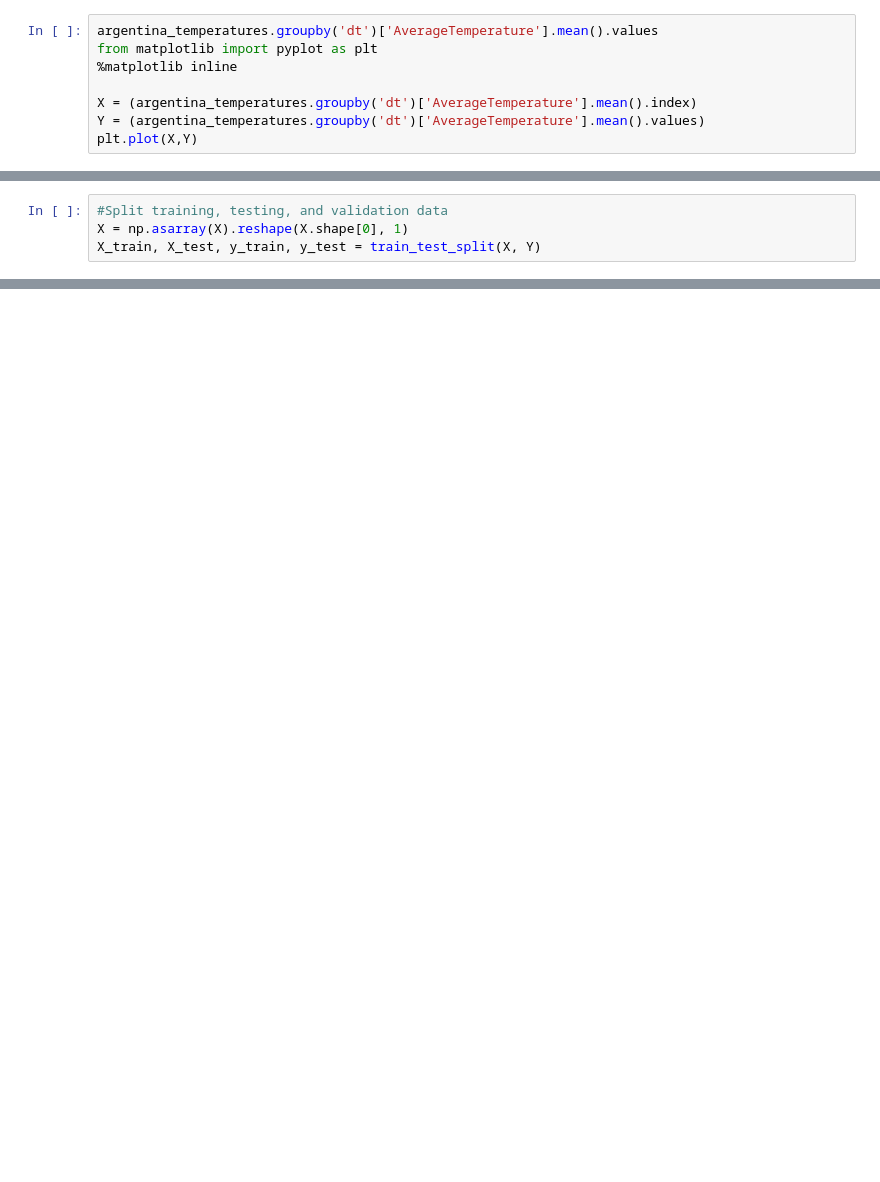
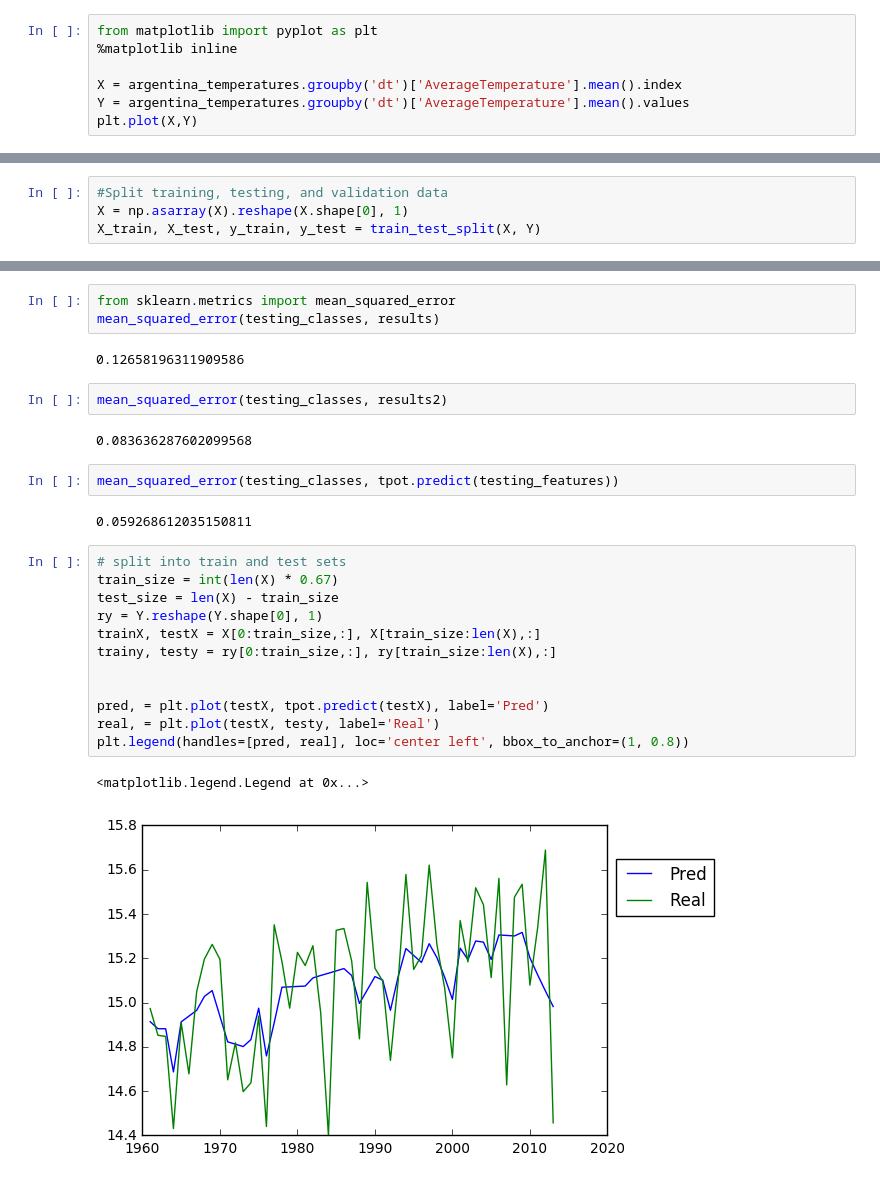
Before and after one commit to FD253/siraj, a Jupyter notebook: Ex6.ipynb, the cells around one changed output, grey strips where cells are left out. Cells and saved outputs as stored; diff of their text form; blank space fills up the shorter version.

Commit message:
More runs and prediction visualization of the best pipeline (lower MSE)

```diff
--- a/Ex6.ipynb
+++ b/Ex6.ipynb
@@ -30,12 +30,11 @@ Try using .loc[row_indexer,col_indexer] = value instead
 See the caveats in the documentation: http://pandas.pydata.org/pandas-docs/stable/indexing.html#indexing-view-versus-copy
   self.obj[item] = s
 # %%
-argentina_temperatures.groupby('dt')['AverageTemperature'].mean().values
 from matplotlib import pyplot as plt
 %matplotlib inline
 
-X = (argentina_temperatures.groupby('dt')['AverageTemperature'].mean().index)
-Y = (argentina_temperatures.groupby('dt')['AverageTemperature'].mean().values)
+X = argentina_temperatures.groupby('dt')['AverageTemperature'].mean().index
+Y = argentina_temperatures.groupby('dt')['AverageTemperature'].mean().values
 plt.plot(X,Y)
 # %% [output]
 [<matplotlib.lines.Line2D at 0x...>]
@@ -74,0 +123,28 @@ tpot.export('pipeline.py')
+# %%
+from sklearn.metrics import mean_squared_error
+mean_squared_error(testing_classes, results)
+# %% [output]
+0.12658196311909586
+# %%
+mean_squared_error(testing_classes, results2)
+# %% [output]
+0.083636287602099568
+# %%
+mean_squared_error(testing_classes, tpot.predict(testing_features))
+# %% [output]
+0.059268612035150811
+# %%
+# split into train and test sets
+train_size = int(len(X) * 0.67)
+test_size = len(X) - train_size
+ry = Y.reshape(Y.shape[0], 1)
+trainX, testX = X[0:train_size,:], X[train_size:len(X),:]
+trainy, testy = ry[0:train_size,:], ry[train_size:len(X),:]
+
+
+pred, = plt.plot(testX, tpot.predict(testX), label='Pred')
+real, = plt.plot(testX, testy, label='Real')
+plt.legend(handles=[pred, real], loc='center left', bbox_to_anchor=(1, 0.8))
+# %% [output]
+<matplotlib.legend.Legend at 0x...>
+[figure, added]
```
Also changed, not shown: parts of 6 cells of this notebook.
